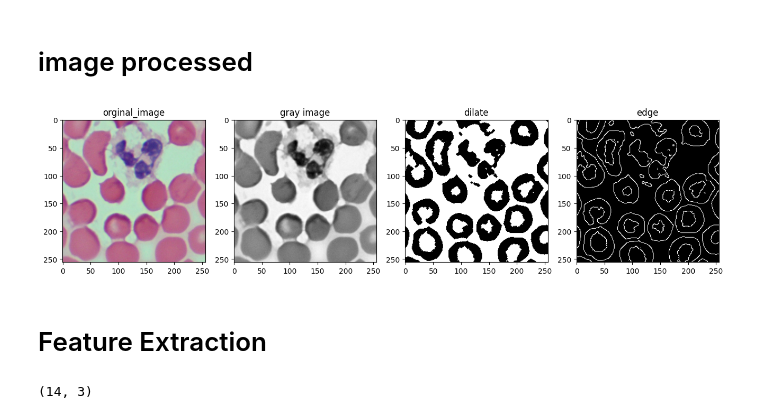
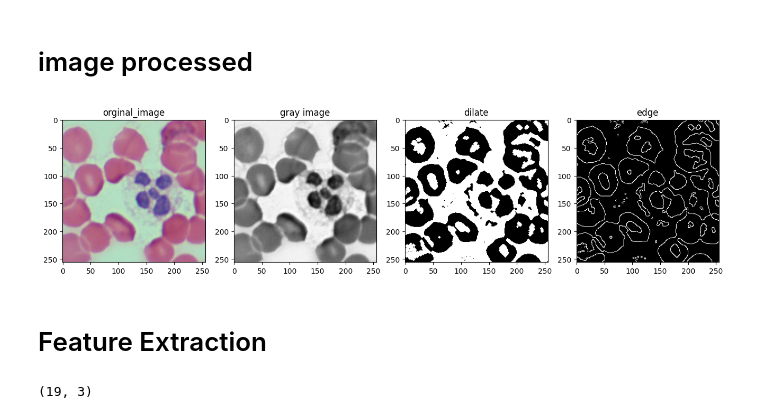
Before and after one commit to Hossein-Ai-DEEP/Red-Blood-Cells-Count, a Jupyter notebook: Red-blood-cells-count.ipynb, the cells around one changed output. Cells and saved outputs as stored; diff of their text form; code cells hidden in the pictures.

```diff
--- a/Red-blood-cells-count.ipynb
+++ b/Red-blood-cells-count.ipynb
@@ -9,35 +9,36 @@ import os
 # %% [markdown]
 # image processed
 # %%
-image = cv.imread("images/image-1.png", cv.IMREAD_COLOR)
+image = cv.imread("images/image-105.png", cv.IMREAD_COLOR)
 image_rgb = cv.cvtColor(image, cv.COLOR_BGR2RGB)
 gray = cv.cvtColor(image, cv.COLOR_BGR2GRAY)
-binary =cv.adaptiveThreshold(gray, 255,cv.ADAPTIVE_THRESH_GAUSSIAN_C,cv.THRESH_BINARY, 55, 3)
+binary =cv.adaptiveThreshold(gray, 255,cv.ADAPTIVE_THRESH_GAUSSIAN_C,cv.THRESH_BINARY, 55, 2)
 # _, thresh = cv.threshold(gray, 100, 255, cv.THRESH_BINARY_INV + cv.THRESH_OTSU)
 kernel = cv.getStructuringElement(cv.MORPH_ELLIPSE, (3,3))
-cleaned = cv.morphologyEx(binary, cv.MORPH_CLOSE, kernel, iterations=2)
-edge = cv.Canny(cleaned, 0, 255)
+# cleaned1 = cv.morphologyEx(binary, cv.MORPH_OPEN, kernel, iterations=1)
+cleaned = cv.morphologyEx(binary, cv.MORPH_OPEN, kernel, iterations=2)
+edge = cv.Canny(cleaned,0, 255)
 
 plt.figure(figsize=(16, 16))
 plt.subplot(1, 4, 1)
 plt.title('orginal_image')
 plt.imshow(image_rgb)
 
 plt.subplot(1, 4, 2)
 plt.title('gray image')
 plt.imshow(gray, cmap='gray')
 
 plt.subplot(1, 4, 3)
 plt.title('dilate')
 plt.imshow(cleaned, cmap='gray')
 
 plt.subplot(1, 4, 4)
 plt.title('edge')
 plt.imshow(edge, cmap='gray')
 
 plt.show()
 # %% [output]
-[figure, old version]
+[figure, new version]
 # %% [markdown]
 # Feature Extraction
 # %%
@@ -47,7 +48,7 @@ contours, _ = cv.findContours(edge, cv.RETR_EXTERNAL, cv.CHAIN_APPROX_SIMPLE)
 feature = []
 for cnt in contours:
     area = cv.contourArea(cnt)
-    if area < 40:
+    if area <50:
         continue
     perimeter = cv.arcLength(cnt, True)
     circularity = 4 * np.pi * area / (perimeter**2 + 1e-6)
@@ -56,4 +57,4 @@ for cnt in contours:
 features_data = pd.DataFrame(feature, columns=["Area", "Perimeter", "Circularity"])
 features_data.shape
 # %% [output]
-(14, 3)
+(19, 3)
```
Also changed, not shown: parts of 1 cell of this notebook.
